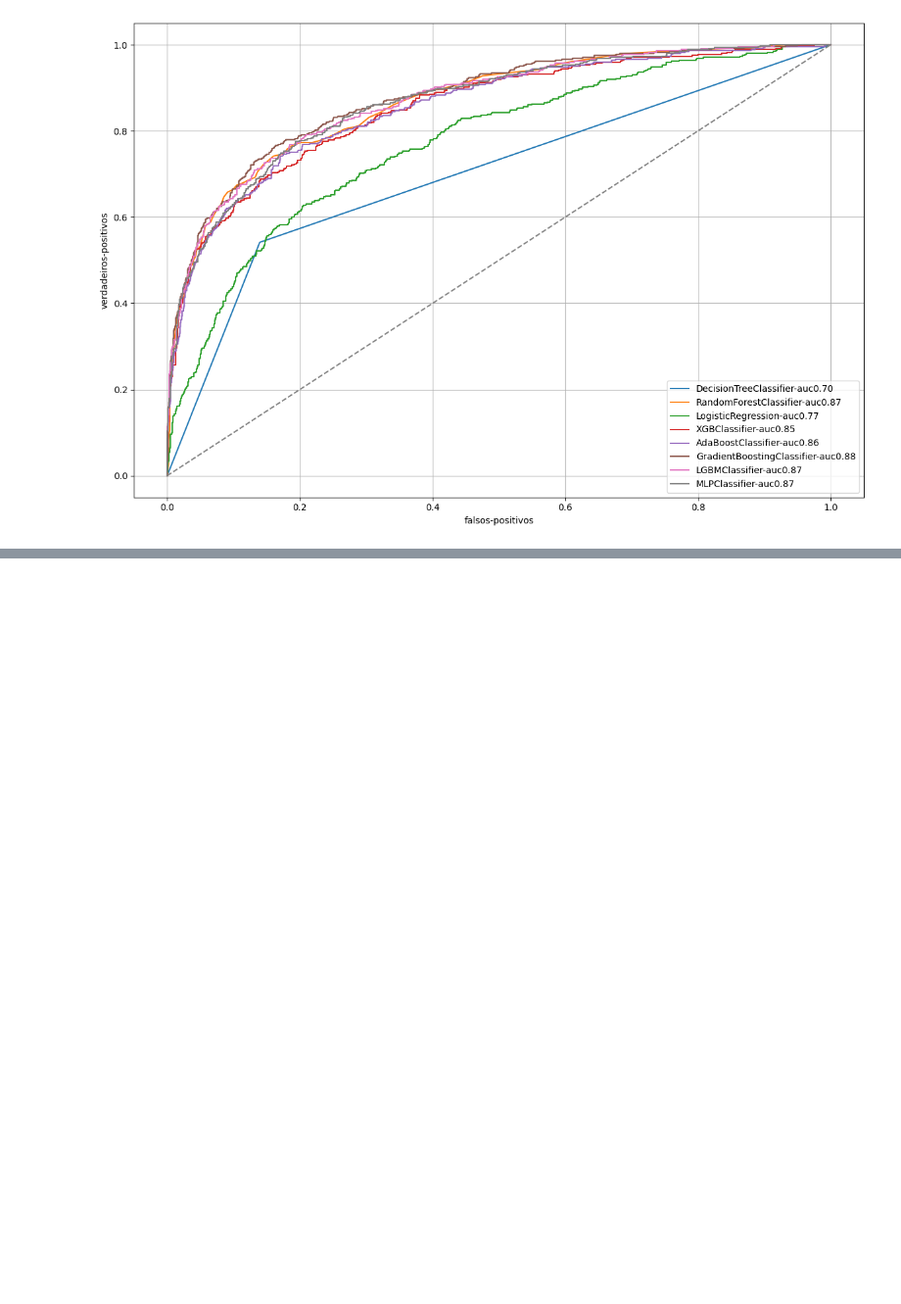
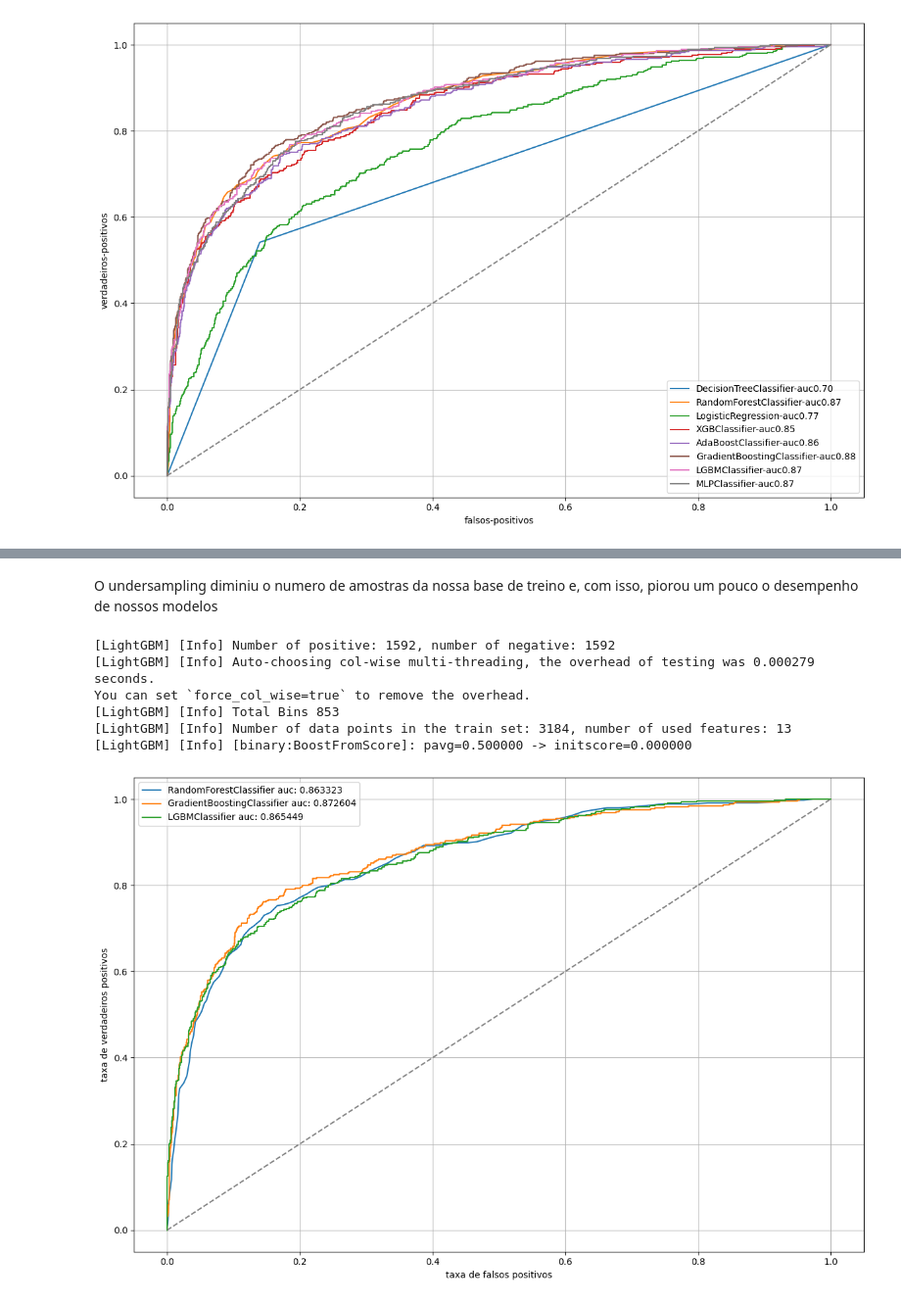
Before and after one commit to WesleySouza13/bank_churn, a Jupyter notebook: notebook/jupyter_notebook.ipynb, the cells around one changed output, grey strips where cells are left out. Shown at 98% size. Cells and saved outputs as stored; diff of their text form; code cells hidden in the pictures; blank space fills up the shorter version.

```diff
--- a/notebook/jupyter_notebook.ipynb
+++ b/notebook/jupyter_notebook.ipynb
@@ -588,0 +683,10 @@ You can set `force_col_wise=true` to remove the overhead.
+# %%
+# undersampling
+for i, under in new_models.items():
+    pipe.set_params(model=under).fit(x_under_train, y_under_train)
+    y_under_pred = pipe.predict(x_test)
+    y_under_proba = pipe.predict_proba(x_test)[:,1]
+    under_metrics = metrics(y_pred=y_under_pred, y_true=y_test, pred_proba=y_under_proba)
+
+    print(under.__class__.__name__)
+    print(under_metrics)
@@ -588,0 +706,26 @@ You can set `force_col_wise=true` to remove the overhead.
+# %% [markdown]
+O undersampling diminiu o numero de amostras da nossa base de treino e, com isso, piorou um pouco o desempenho de nossos modelos
+# %%
+# roc curve undersampling
+plt.figure(figsize=(12,8))
+for i, under_roc in new_models.items():
+    pipe.set_params(model=under_roc).fit(x_under_train, y_under_train)
+    roc_pred_under = pipe.predict_proba(x_test)[:,1]
+    fpr, tpr, _ = roc_curve(y_true=y_test, y_score=roc_pred_under)
+    auc_under = auc(fpr, tpr)
+    plt.plot(fpr,tpr, label=f'{under_roc.__class__.__name__} auc: {auc_under:2f}')
+plt.plot([0,1], [0,1], linestyle='--', color='gray')
+plt.xlabel('taxa de falsos positivos')
+plt.ylabel('taxa de verdadeiros positivos')
+plt.legend()
+plt.grid()
+plt.tight_layout()
+plt.show()
+# %% [output]
+[LightGBM] [Info] Number of positive: 1592, number of negative: 1592
+[LightGBM] [Info] Auto-choosing col-wise multi-threading, the overhead of testing was 0.000279 seconds.
+You can set `force_col_wise=true` to remove the overhead.
+[LightGBM] [Info] Total Bins 853
+[LightGBM] [Info] Number of data points in the train set: 3184, number of used features: 13
+[LightGBM] [Info] [binary:BoostFromScore]: pavg=0.500000 -> initscore=0.000000
+[figure, added]
```
Also changed, not shown: parts of 21 cells of this notebook.
